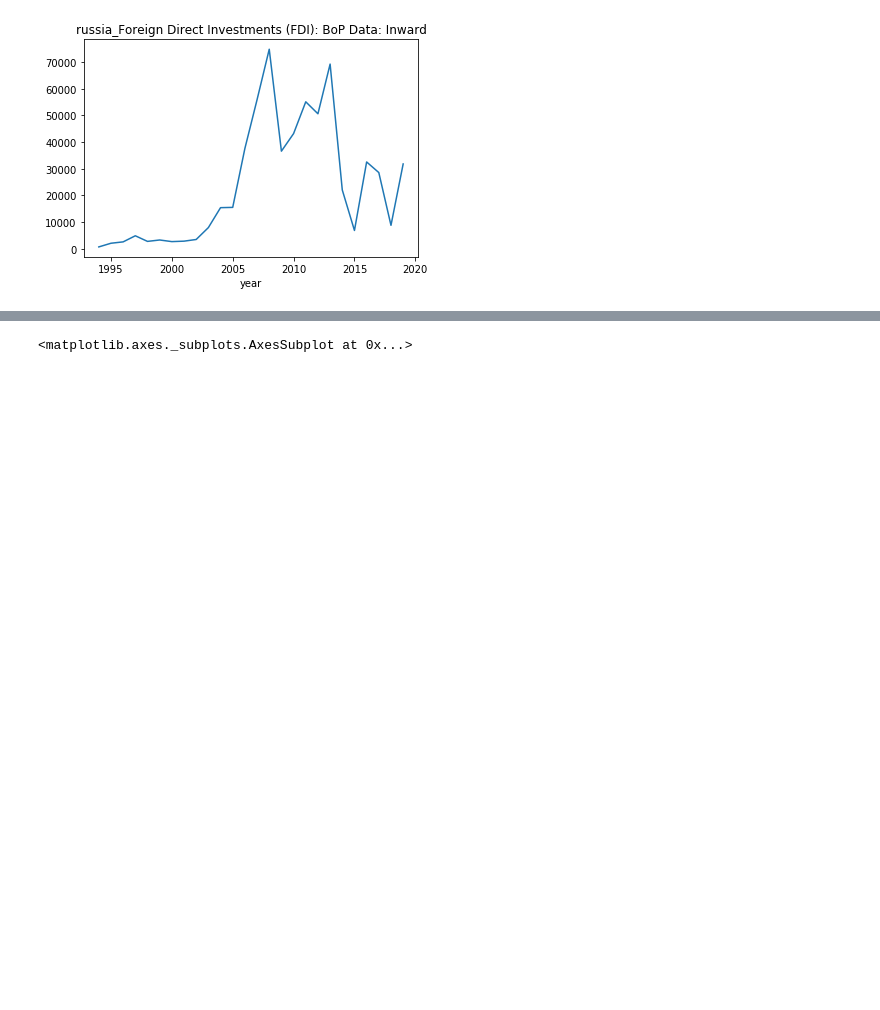
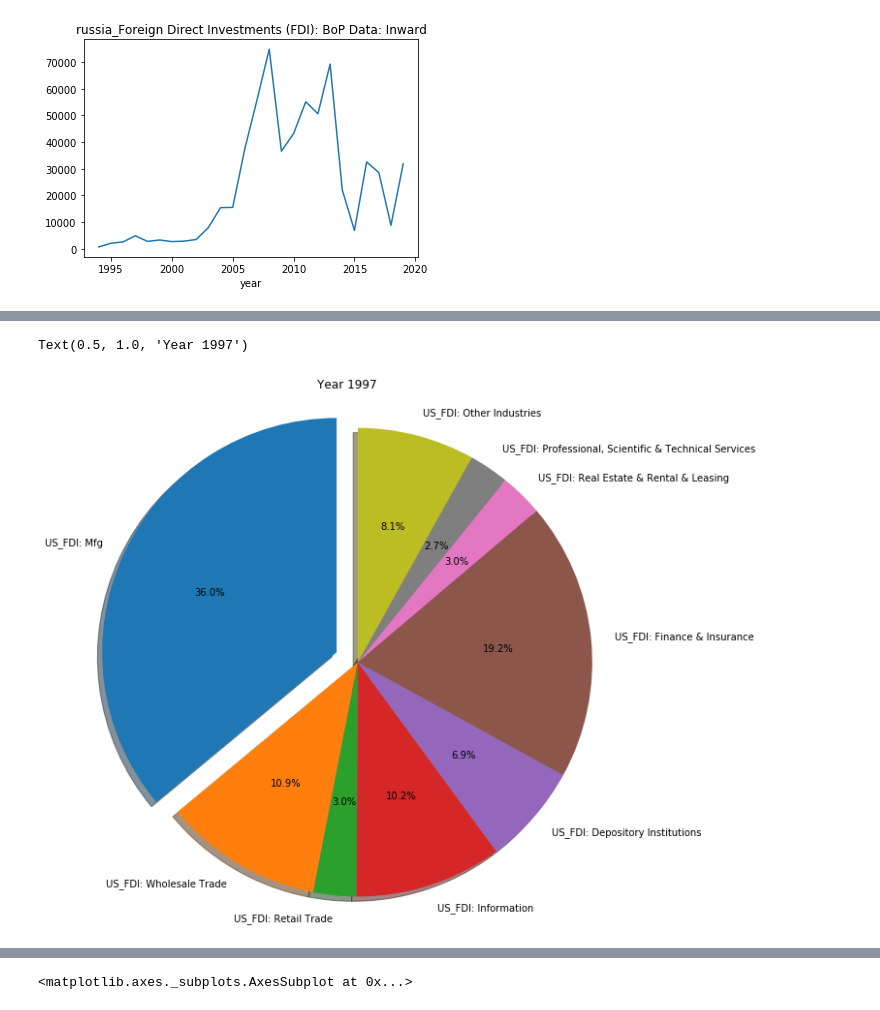
Before and after one commit to rui-yan/C1-datathon, a Jupyter notebook: adam/fdi.ipynb, the cells around one changed output, grey strips where cells are left out. Drawn from its saved outputs; the diff is of its cells as text; code cells hidden in the pictures; blank space fills up the shorter version.

```diff
--- a/adam/fdi.ipynb
+++ b/adam/fdi.ipynb
@@ -157,0 +174,23 @@ US.head()
+# %%
+rels = ['US_FDI: Mfg',
+       'US_FDI: Wholesale Trade',
+       'US_FDI: Retail Trade',
+        'US_FDI: Information',
+       'US_FDI: Depository Institutions',
+        'US_FDI: Finance & Insurance',
+       'US_FDI: Real Estate & Rental & Leasing',
+       'US_FDI: Professional, Scientific & Technical Services',
+       'US_FDI: Other Industries']
+# %%
+year = 1997
+sizes = US.loc[year][rels]
+explode = (0.1, 0, 0, 0, 0,0,0,0,0)  # only "explode" the 2nd slice (i.e. 'Hogs')
+
+fig1, ax1 = plt.subplots(figsize=(10, 10))
+ax1.pie(sizes, explode=explode, labels=rels, autopct='%1.1f%%',
+        shadow=True, startangle=90)
+ax1.axis('equal')  # Equal aspect ratio ensures that pie is drawn as a circle.
+ax1.set_title("Year 1997")
+# %% [output]
+Text(0.5, 1.0, 'Year 1997')
+[figure, added]
```
Also changed, not shown: parts of 42 cells of this notebook, 21 other files.
